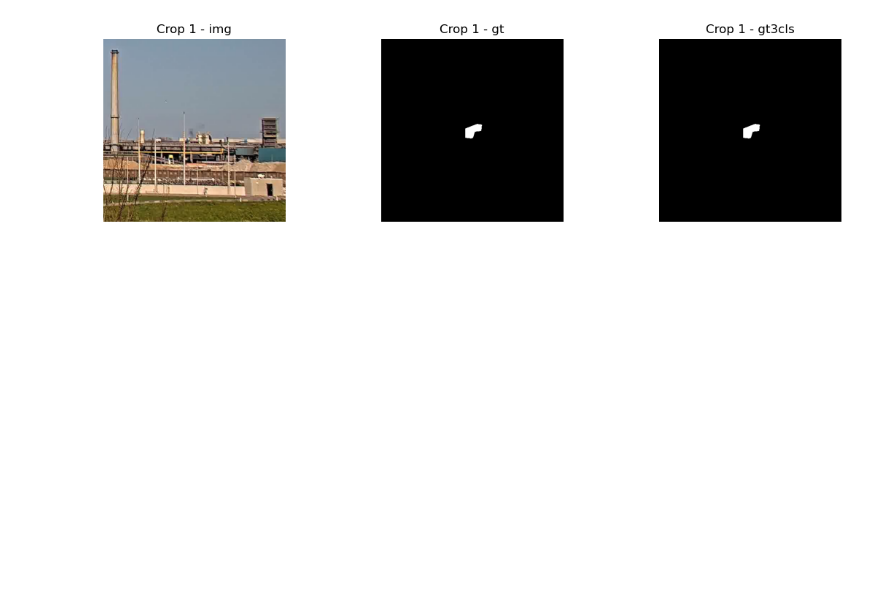
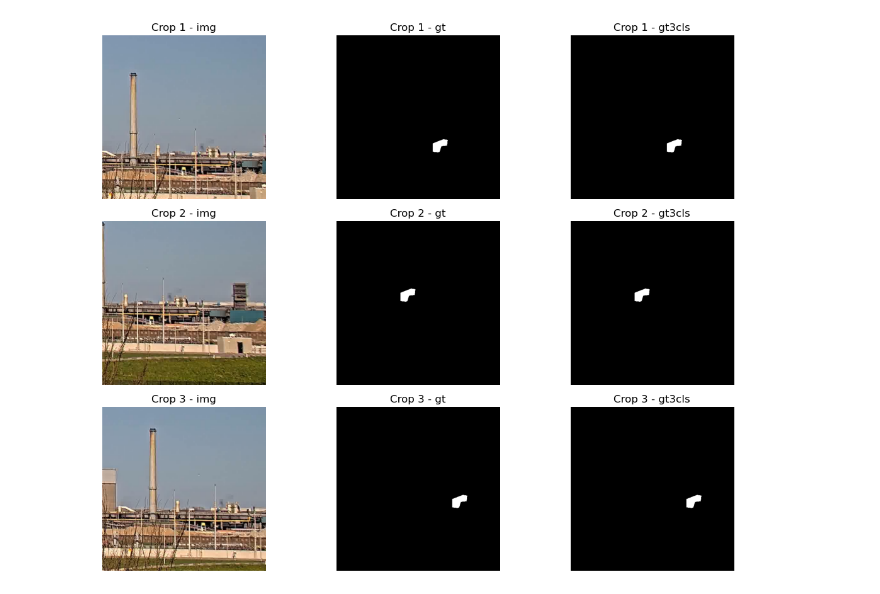
Before and after one commit to Tao-Yida/CEDANet, a Jupyter notebook: tools/crop_testset.ipynb, the cells around one changed output. Drawn from its saved outputs; the diff is of its cells as text; code cells hidden in the pictures; blank space fills up the shorter version.

```diff
--- a/tools/crop_testset.ipynb
+++ b/tools/crop_testset.ipynb
@@ -52,9 +2,40 @@ def crop_all_regions(img, mask, crop_size=900):
 import os
 import matplotlib.pyplot as plt
 import cv2
+import numpy as np
+import random
+
+# 裁剪函数，保证img、gt、gt_3cls偏移量一致
+def crop_all_regions_multi(img, masks, crop_size=600, n_random=3, max_offset_ratio=0.4):
+    # masks: list of mask (如 [gt, gt3cls])
+    H, W = masks[0].shape
+    num_labels, labels, stats, centroids = cv2.connectedComponentsWithStats(masks[0].astype(np.uint8), connectivity=8)
+    half = crop_size // 2
+    crops_img, crops_masks = [], [[] for _ in masks]
+    for label in range(1, num_labels):
+        x_min, y_min, w, h, area = stats[label]
+        cx, cy = centroids[label].astype(int)
+        x_max, y_max = x_min + w, y_min + h
+        for _ in range(n_random):
+            max_dx = int(crop_size * max_offset_ratio)
+            max_dy = int(crop_size * max_offset_ratio)
+            dx = random.randint(-max_dx, max_dx)
+            dy = random.randint(-max_dy, max_dy)
+            x0 = cx - half + dx
+            y0 = cy - half + dy
+            if x0 > x_min: x0 = x_min
+            if x0 + crop_size < x_max: x0 = x_max - crop_size
+            if y0 > y_min: y0 = y_min
+            if y0 + crop_size < y_max: y0 = y_max - crop_size
+            x0 = max(0, min(x0, W - crop_size))
+            y0 = max(0, min(y0, H - crop_size))
+            crops_img.append(img[y0:y0+crop_size, x0:x0+crop_size].copy())
+            for i, m in enumerate(masks):
+                crops_masks[i].append(m[y0:y0+crop_size, x0:x0+crop_size].copy())
+    return crops_img, crops_masks
 
 # 数据路径
-base_dir = '../data/ijmond_data/test/'
+base_dir = '../data/ijmond_data/test_raw/'
 img_dir = os.path.join(base_dir, 'img')
 gt_dir = os.path.join(base_dir, 'gt')
 gt3cls_dir = os.path.join(base_dir, 'gt_3cls')
@@ -91,40 +72,39 @@ for p in [img_path, gt_path, gt3cls_path]:
 
 # 读取图片
 img = cv2.imread(img_path)
 if img is None:
     raise ValueError(f"无法读取图片: {img_path}")
 img = cv2.cvtColor(img, cv2.COLOR_BGR2RGB)
 gt = cv2.imread(gt_path, 0)
 if gt is None:
     raise ValueError(f"无法读取图片: {gt_path}")
 gt3cls = cv2.imread(gt3cls_path, 0)
 if gt3cls is None:
     raise ValueError(f"无法读取图片: {gt3cls_path}")
 
-# 裁剪
-crops_img, crops_mask = crop_all_regions(img, gt, crop_size=512)
-_, crops_mask3cls = crop_all_regions(img, gt3cls, crop_size=512)
+# 裁剪（偏移量统一）
+crops_img, [crops_gt, crops_gt3cls] = crop_all_regions_multi(img, [gt, gt3cls], crop_size=512)
 
 # 可视化前4个裁剪结果（含gt3cls）
-n = min(4, len(crops_img), len(crops_mask3cls))
+n = min(4, len(crops_img), len(crops_gt), len(crops_gt3cls))
 plt.figure(figsize=(12, 3*n))
 for i in range(n):
     plt.subplot(n, 3, 3*i+1)
     plt.imshow(crops_img[i])
     plt.title(f'Crop {i+1} - img')
     plt.axis('off')
     plt.subplot(n, 3, 3*i+2)
-    plt.imshow(crops_mask[i], cmap='gray')
+    plt.imshow(crops_gt[i], cmap='gray')
     plt.title(f'Crop {i+1} - gt')
     plt.axis('off')
     plt.subplot(n, 3, 3*i+3)
-    plt.imshow(crops_mask3cls[i], cmap='gray')
+    plt.imshow(crops_gt3cls[i], cmap='gray')
     plt.title(f'Crop {i+1} - gt3cls')
     plt.axis('off')
 plt.tight_layout()
 plt.show()
 # %% [output]
-[figure, old version]
+[figure, new version]
 # %%
 # 可视化 data/ijmond_data/test/ 下 NAME 的 img、gt、gt_3cls，并对三者切片可视化
 
```
Also changed, not shown: parts of 4 cells of this notebook, 9 other files.
